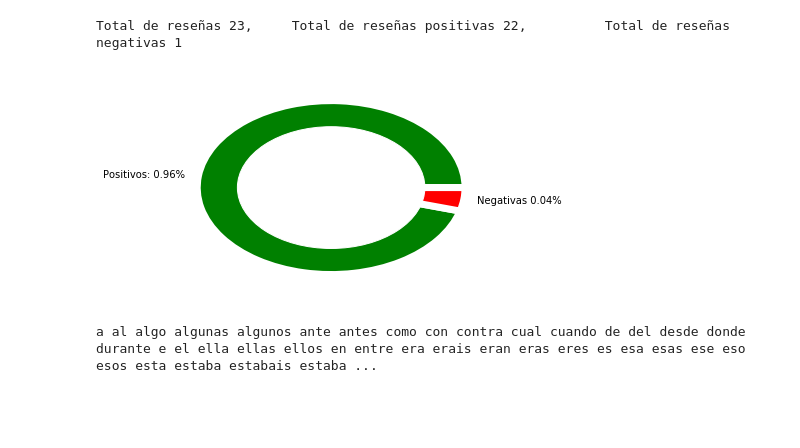
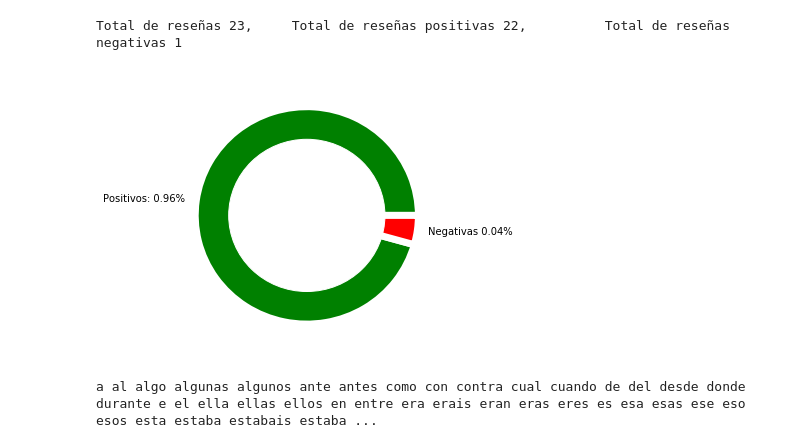
Before and after one commit to VictorGlzg/GG-HC_PROYECTO_FINAL, a Jupyter notebook: gg-hc-proyecto-final.ipynb, the cells around one changed output. Drawn from its saved outputs; the diff is of its cells as text; code cells hidden in the pictures; blank space fills up the shorter version.

```diff
--- a/gg-hc-proyecto-final.ipynb
+++ b/gg-hc-proyecto-final.ipynb
@@ -106,16 +106,17 @@ porcentN = np.round(porcentN,2)
 # %%
 # create data
 d = ['Positivos: '+str(porcentP)+'%','Negativas '+str(porcentN)+'%']
 data = [positivos,negativas]
 colors = ("green", "red")
 
 # Create a circle at the center of the plot
 my_circle = plt.Circle( (0,0), 0.7, color='white')
 
 # Custom wedges
+plt.figure(figsize =(5, 5))
 plt.pie(data, labels=d, wedgeprops = { 'linewidth' : 7, 'edgecolor' : 'white' }, colors = colors)
 p = plt.gcf()
 p.gca().add_artist(my_circle)
 plt.show()
 # %% [output]
-[figure, old version]
+[figure, new version]
```
Also changed, not shown: parts of 10 cells of this notebook.
